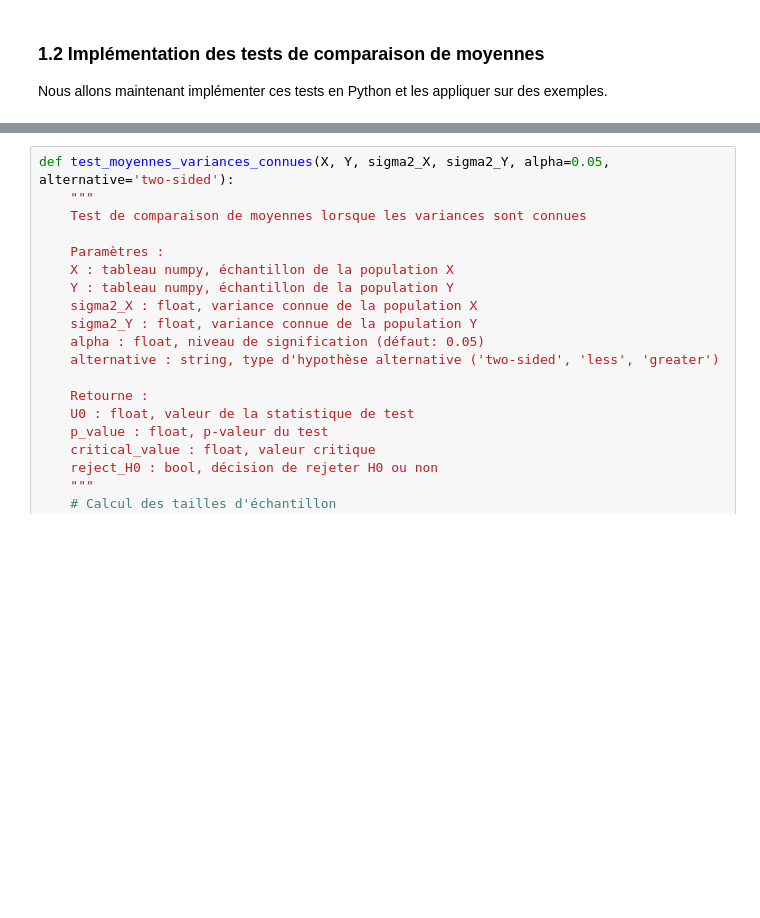
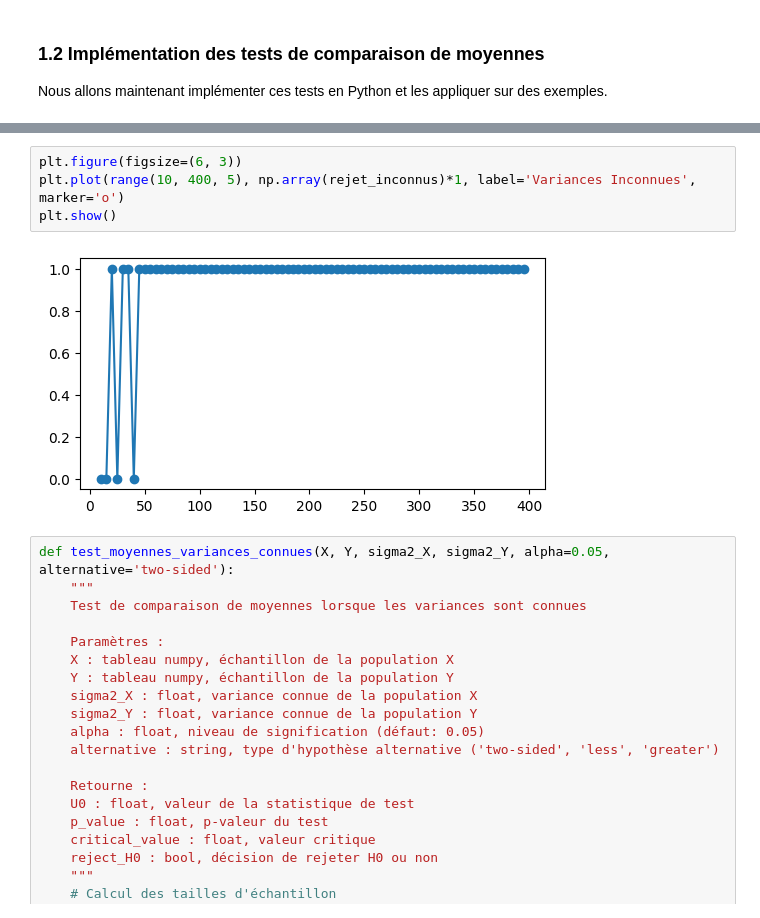
Before and after one commit to maw-supnum/ESP-SID21, a Jupyter notebook: tutorials/tutorial2.ipynb, the cells around one changed output, grey strips where cells are left out. Cells and saved outputs as stored; diff of their text form; blank space fills up the shorter version.

```diff
--- a/tutorials/tutorial2.ipynb
+++ b/tutorials/tutorial2.ipynb
@@ -64,3 +195,9 @@ Nous allons maintenant implémenter ces tests en Python et les appliquer sur des
+# %%
+plt.figure(figsize=(6, 3))
+plt.plot(range(10, 400, 5), np.array(rejet_inconnus)*1, label='Variances Inconnues', marker='o')
+plt.show()
+# %% [output]
+[figure, added]
 # %%
 def test_moyennes_variances_connues(X, Y, sigma2_X, sigma2_Y, alpha=0.05, alternative='two-sided'):
     """
```
Also changed, not shown: parts of 10 cells of this notebook.
